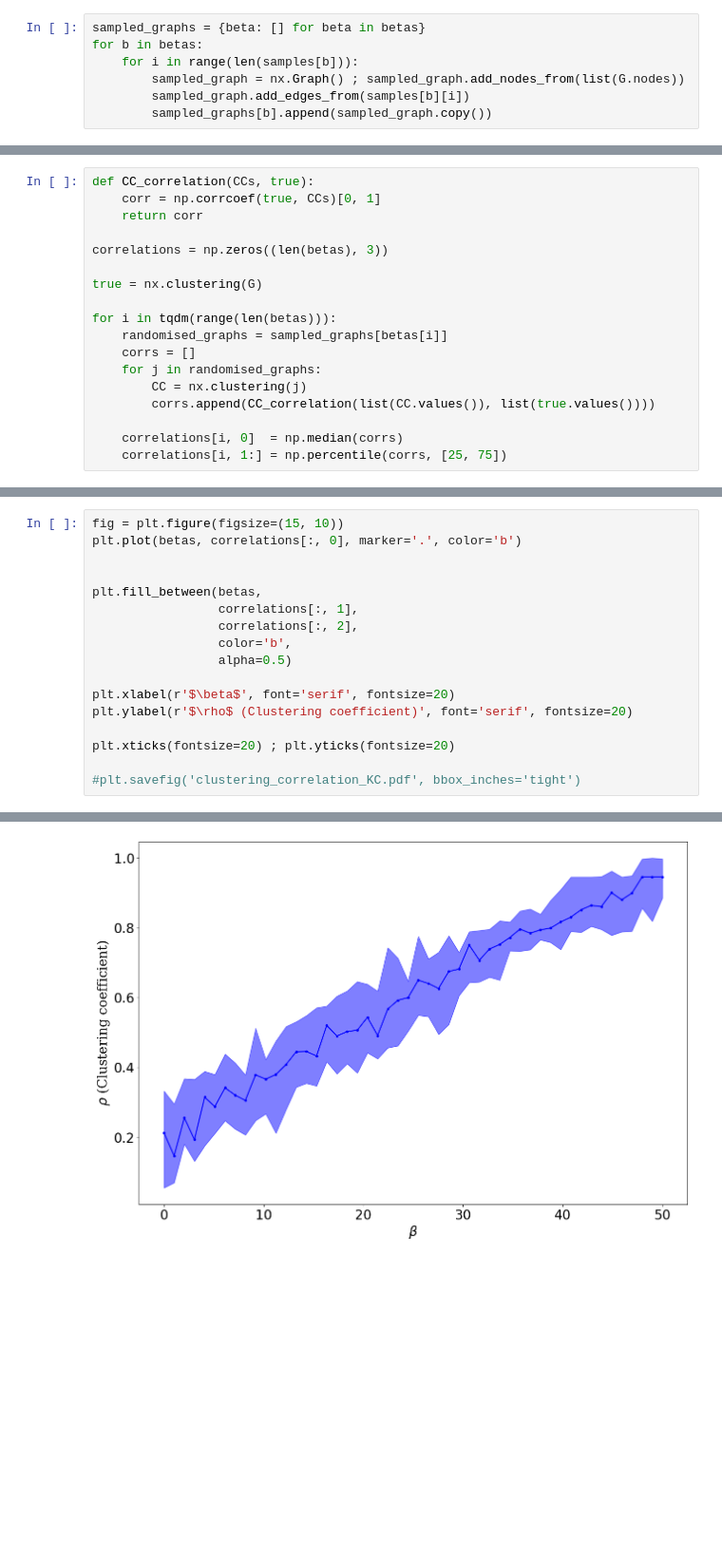
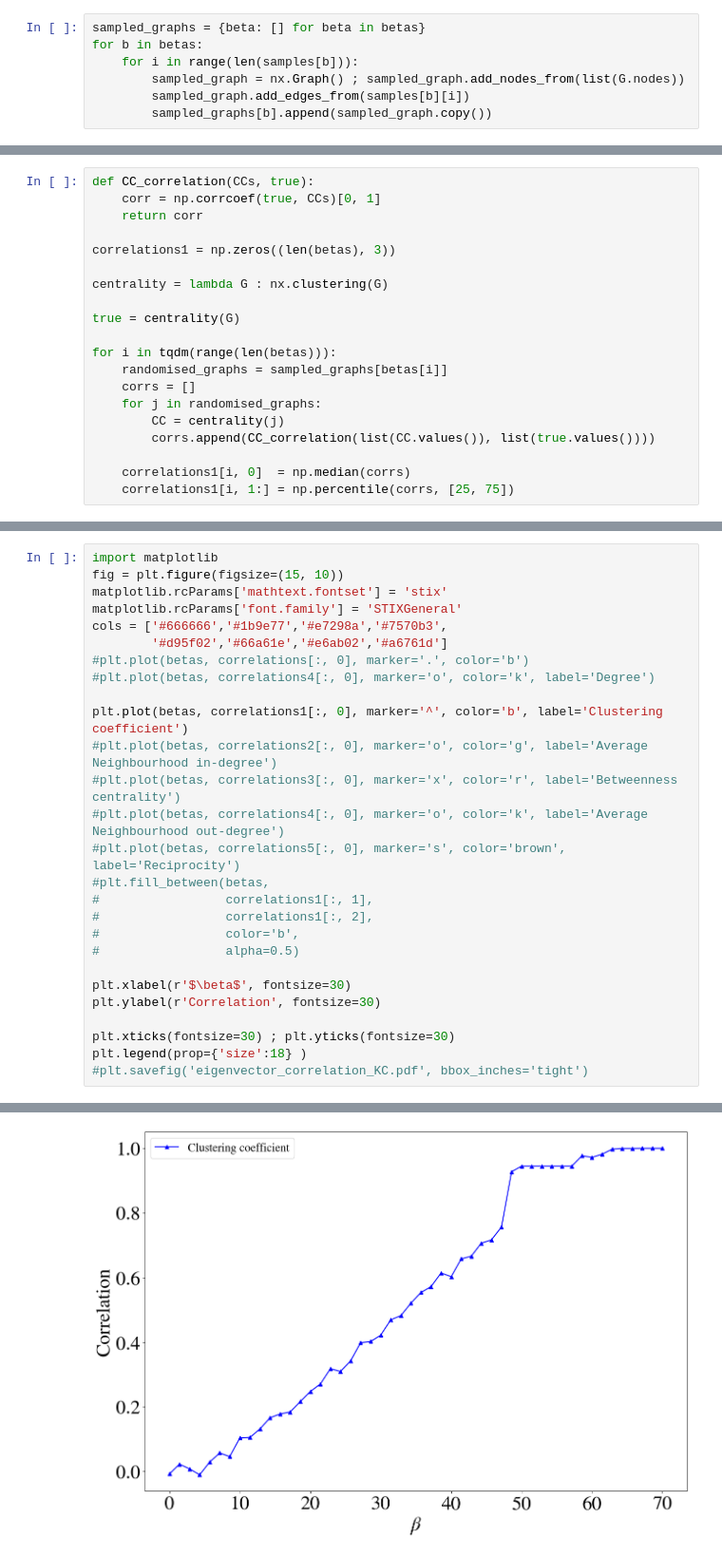
Before and after one commit to Vedanta-T/RandomWalk_FRTD_embeddings, a Jupyter notebook: Randomisation_example.ipynb, the cells around one changed output, grey strips where cells are left out. Shown at 95% size. Saved outputs shown, nothing was run; the diff lists cells and outputs as text; blank space fills up the shorter version.

```diff
--- a/Randomisation_example.ipynb
+++ b/Randomisation_example.ipynb
@@ -174,16 +171,18 @@ def CC_correlation(CCs, true):
     corr = np.corrcoef(true, CCs)[0, 1]
     return corr
 
-correlations = np.zeros((len(betas), 3))
+correlations1 = np.zeros((len(betas), 3))
 
-true = nx.clustering(G)
+centrality = lambda G : nx.clustering(G)
+
+true = centrality(G)
 
 for i in tqdm(range(len(betas))):
     randomised_graphs = sampled_graphs[betas[i]]
     corrs = []
     for j in randomised_graphs:
-        CC = nx.clustering(j)
+        CC = centrality(j)
         corrs.append(CC_correlation(list(CC.values()), list(true.values())))
 
-    correlations[i, 0]  = np.median(corrs)
-    correlations[i, 1:] = np.percentile(corrs, [25, 75])
+    correlations1[i, 0]  = np.median(corrs)
+    correlations1[i, 1:] = np.percentile(corrs, [25, 75])
@@ -190,18 +193,28 @@ for i in tqdm(range(len(betas))):
 # %%
+import matplotlib
 fig = plt.figure(figsize=(15, 10))
-plt.plot(betas, correlations[:, 0], marker='.', color='b')
+matplotlib.rcParams['mathtext.fontset'] = 'stix'
+matplotlib.rcParams['font.family'] = 'STIXGeneral'
+cols = ['#666666','#1b9e77','#e7298a','#7570b3',
+        '#d95f02','#66a61e','#e6ab02','#a6761d']
+#plt.plot(betas, correlations[:, 0], marker='.', color='b')
+#plt.plot(betas, correlations4[:, 0], marker='o', color='k', label='Degree')
 
+plt.plot(betas, correlations1[:, 0], marker='^', color='b', label='Clustering coefficient')
+#plt.plot(betas, correlations2[:, 0], marker='o', color='g', label='Average Neighbourhood in-degree')
+#plt.plot(betas, correlations3[:, 0], marker='x', color='r', label='Betweenness centrality')
+#plt.plot(betas, correlations4[:, 0], marker='o', color='k', label='Average Neighbourhood out-degree')
+#plt.plot(betas, correlations5[:, 0], marker='s', color='brown', label='Reciprocity')
+#plt.fill_between(betas,
+#                 correlations1[:, 1],
+#                 correlations1[:, 2],
+#                 color='b',
+#                 alpha=0.5)
 
-plt.fill_between(betas,
-                 correlations[:, 1],
-                 correlations[:, 2],
-                 color='b',
-                 alpha=0.5)
+plt.xlabel(r'$\beta$', fontsize=30)
+plt.ylabel(r'Correlation', fontsize=30)
 
-plt.xlabel(r'$\beta$', font='serif', fontsize=20)
-plt.ylabel(r'$\rho$ (Clustering coefficient)', font='serif', fontsize=20)
-
-plt.xticks(fontsize=20) ; plt.yticks(fontsize=20)
-
-#plt.savefig('clustering_correlation_KC.pdf', bbox_inches='tight')
+plt.xticks(fontsize=30) ; plt.yticks(fontsize=30)
+plt.legend(prop={'size':18} )
+#plt.savefig('eigenvector_correlation_KC.pdf', bbox_inches='tight')
 # %% [output]
@@ -216 +222 @@ plt.xticks(fontsize=20) ; plt.yticks(fontsize=20)
-[figure, old version]
+[figure, new version]
```
Also changed, not shown: parts of 17 cells of this notebook.
